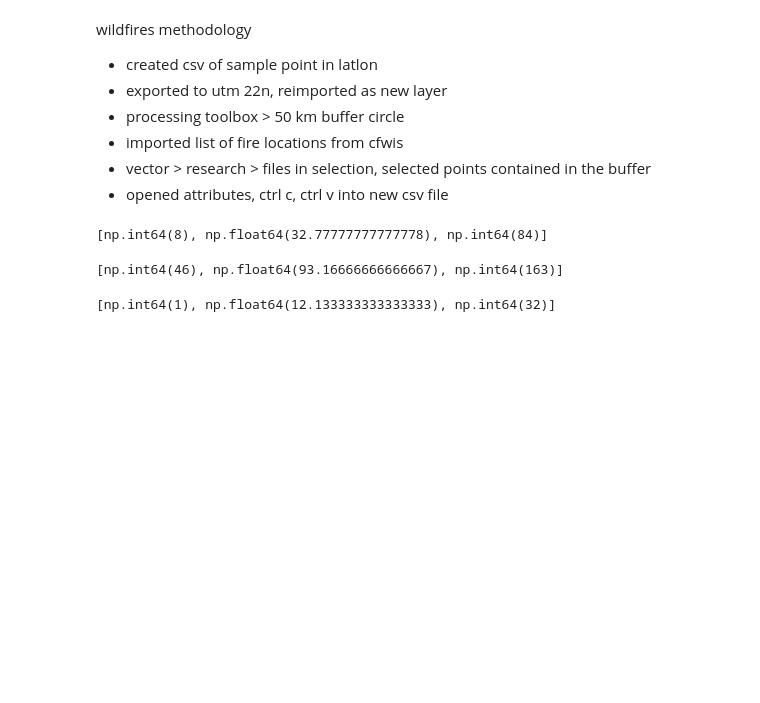
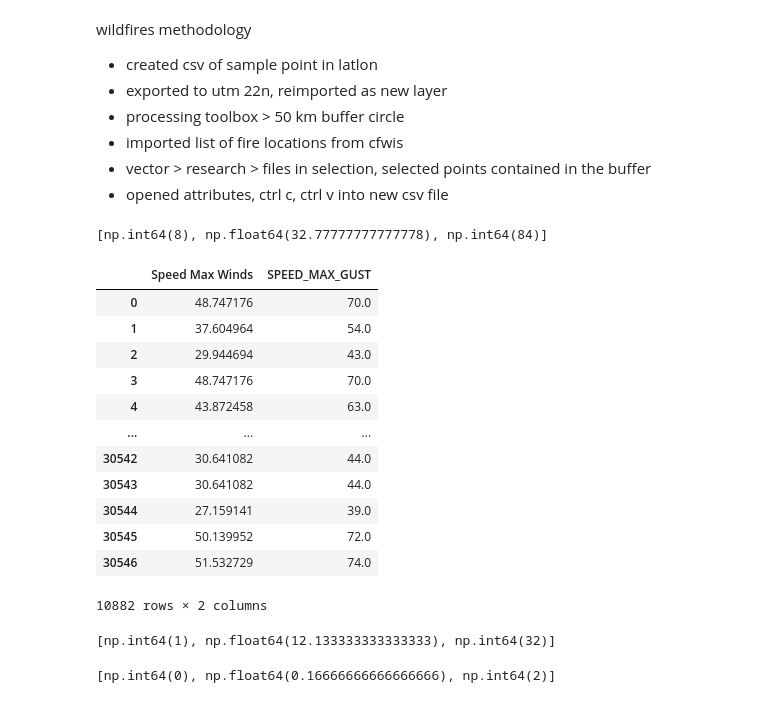
Before and after one commit to meggerrsss/Climate-Risk-Analysis, a Jupyter notebook: observations.ipynb, the cells around one changed output. Cells and saved outputs as stored; diff of their text form; code cells hidden in the pictures; blank space fills up the shorter version.

```diff
--- a/observations.ipynb
+++ b/observations.ipynb
@@ -172,19 +172,39 @@ wf = firehist.groupby(firehist['YEAR'].dt.year)['count'].sum()
 [wf.min(), wf.mean(), wf.max()]
 # %% [output]
 [np.int64(8), np.float64(32.77777777777778), np.int64(84)]
+# %%
+import math
+wier_consts = {"T" : 86400, "t" : 5, "z0" : 100, "z" : 10, "I" : 0.1}
+Wieringa_5s_gust_factor = 1 + wier_consts["I"]*(1.42 + 0.3013*(math.log(wier_consts["T"]/wier_consts["t"] - 4)))
+df["Speed Max Winds"] = df["SPEED_MAX_GUST"] / Wieringa_5s_gust_factor
+df[["Speed Max Winds", "SPEED_MAX_GUST"]]
+# %% [output]
+|  | Speed Max Winds | SPEED_MAX_GUST |
+| 0 | 48.747176 | 70.0 |
+| 1 | 37.604964 | 54.0 |
+| 2 | 29.944694 | 43.0 |
+| 3 | 48.747176 | 70.0 |
+| 4 | 43.872458 | 63.0 |
+| ... | ... | ... |
+| 30542 | 30.641082 | 44.0 |
+| 30543 | 30.641082 | 44.0 |
+| 30544 | 27.159141 | 39.0 |
+| 30545 | 50.139952 | 72.0 |
+| 30546 | 51.532729 | 74.0 |
+10882 rows × 2 columns
 # %%
 # high winds > 63, in daycount
-df['Wind gt 63'] = np.where(df['SPEED_MAX_GUST'] >= 63.0, 1, 0)
-hwa = df.groupby(df['LOCAL_DATE'].dt.year)['Wind gt 63'].sum()
+df['Winds gt 63'] = np.where(df['Speed Max Winds'] >= 63.0, 1, 0)
+hwa = df.groupby(df['LOCAL_DATE'].dt.year)['Winds gt 63'].sum()
 [hwa.min(), hwa.mean(), hwa.max()]
 # %% [output]
-[np.int64(46), np.float64(93.16666666666667), np.int64(163)]
+[np.int64(1), np.float64(12.133333333333333), np.int64(32)]
 # %%
 # high winds > 90, in daycount
-df['Wind gt 90'] = np.where(df['SPEED_MAX_GUST'] >= 90.0, 1, 0)
-hwb = df.groupby(df['LOCAL_DATE'].dt.year)['Wind gt 90'].sum()
+df['Winds gt 90'] = np.where(df['Speed Max Winds'] >= 90.0, 1, 0)
+hwb = df.groupby(df['LOCAL_DATE'].dt.year)['Winds gt 90'].sum()
 [hwb.min(), hwb.mean(), hwb.max()]
 # %% [output]
-[np.int64(1), np.float64(12.133333333333333), np.int64(32)]
+[np.int64(0), np.float64(0.16666666666666666), np.int64(2)]
 # %%
 # hurricanes / tropical storms
```
Also changed, not shown: parts of 2 cells of this notebook.
